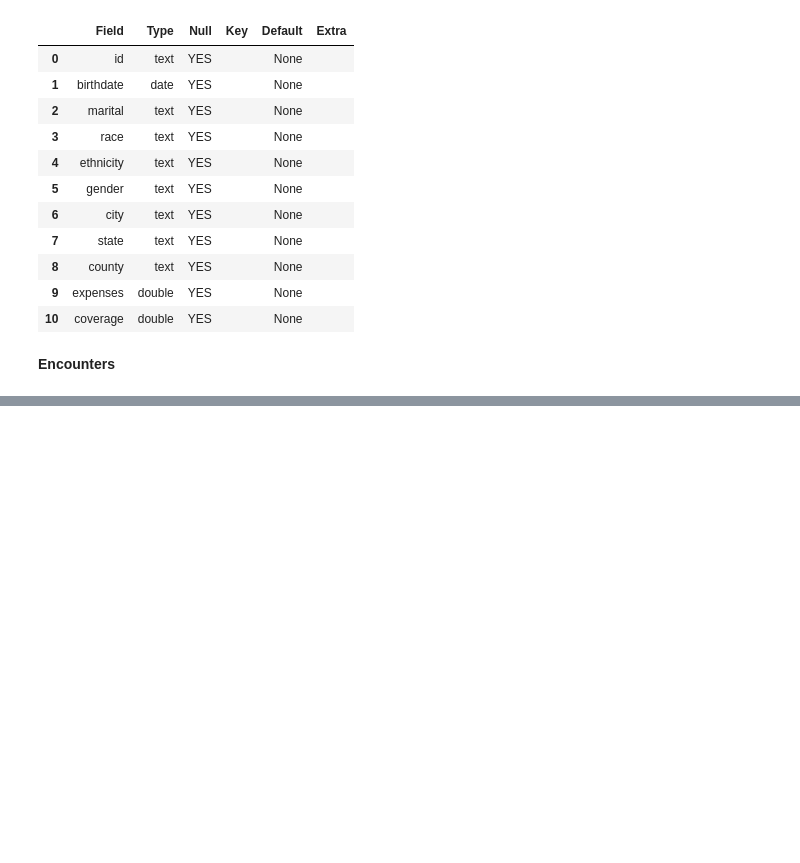
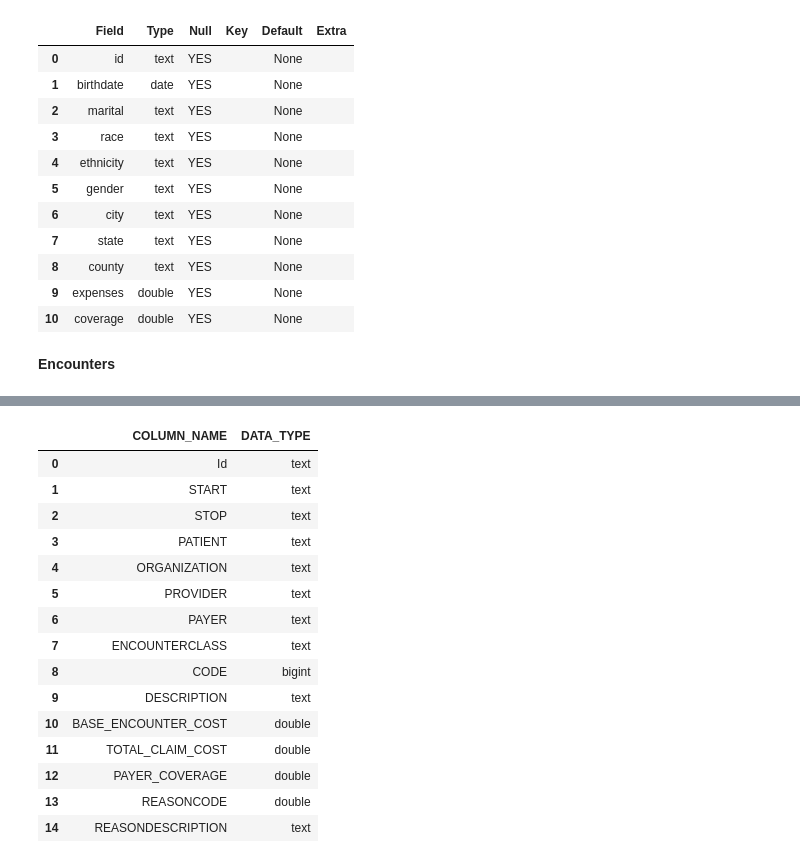
Before and after one commit to IamRaNo/Portfolio-Projects-Repository, a Jupyter notebook: Synthea Datasets/Solutions/data_cleaning.ipynb, the cells around one changed output, grey strips where cells are left out. Saved outputs shown, nothing was run; the diff lists cells and outputs as text; code cells hidden in the pictures; blank space fills up the shorter version.

```diff
--- a/Synthea Datasets/Solutions/data_cleaning.ipynb
+++ b/Synthea Datasets/Solutions/data_cleaning.ipynb
@@ -376,0 +384,24 @@ sql(''' select * from encounters limit 5''')
+# %%
+query = '''
+    select column_name,data_type from information_schema.columns
+    where table_name = 'encounters' and
+    table_schema = database();
+'''
+sql(query)
+# %% [output]
+|  | COLUMN_NAME | DATA_TYPE |
+| 0 | Id | text |
+| 1 | START | text |
+| 2 | STOP | text |
+| 3 | PATIENT | text |
+| 4 | ORGANIZATION | text |
+| 5 | PROVIDER | text |
+| 6 | PAYER | text |
+| 7 | ENCOUNTERCLASS | text |
+| 8 | CODE | bigint |
+| 9 | DESCRIPTION | text |
+| 10 | BASE_ENCOUNTER_COST | double |
+| 11 | TOTAL_CLAIM_COST | double |
+| 12 | PAYER_COVERAGE | double |
+| 13 | REASONCODE | double |
+| 14 | REASONDESCRIPTION | text |
```
Also changed, not shown: parts of 18 cells of this notebook, 1 other file.
